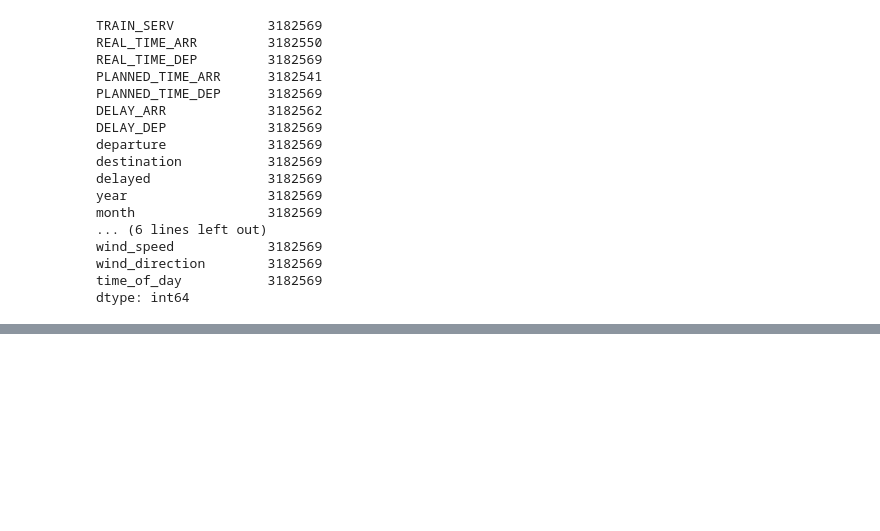
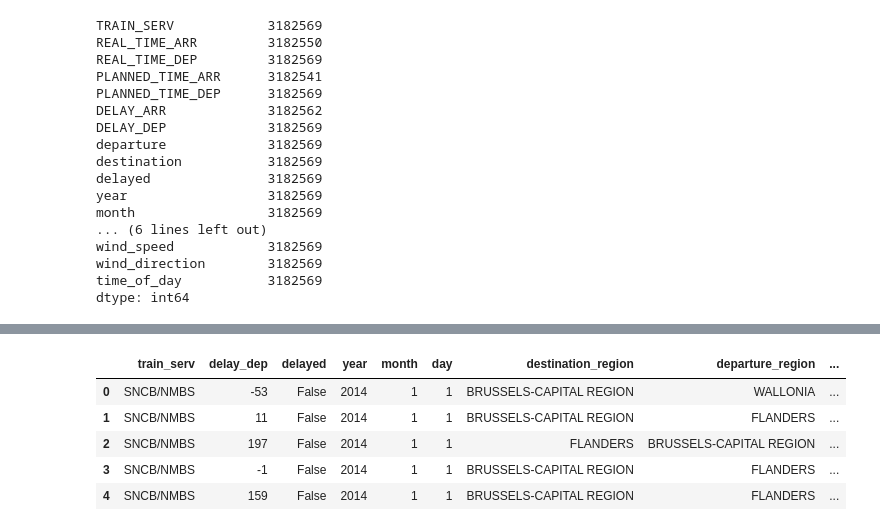
Before and after one commit to ilse-espino/train_delays_belgium, a Jupyter notebook: 2.1-data_preparation.ipynb, the cells around one changed output, grey strips where cells are left out. Cells and saved outputs as stored; diff of their text form; code cells hidden in the pictures; blank space fills up the shorter version.

Commit message:
data prep

```diff
--- a/2.1-data_preparation.ipynb
+++ b/2.1-data_preparation.ipynb
@@ -110,0 +178,8 @@ dtype: int64
+# %%
+# change data types
+df["TRAIN_SERV"] = df["TRAIN_SERV"].astype(str)
+df["DELAY_DEP"] = pd.to_numeric(df["DELAY_DEP"])
+df["delayed"] = df["delayed"].astype(bool)
+df["destination_region"] = df["destination_region"].astype(str)
+df["departure_region"] = df["departure_region"].astype(str)
+df["time_of_day"] = df["time_of_day"].astype(str)
@@ -110,0 +203,11 @@ dtype: int64
+# %%
+df.rename(columns={"TRAIN_SERV":"train_serv", "DELAY_DEP":"delay_dep"}, inplace=True)
+# %%
+df.head()
+# %% [output]
+|  | train_serv | delay_dep | delayed | year | month | day | destination_region | departure_region | ... |
+| 0 | SNCB/NMBS | -53 | False | 2014 | 1 | 1 | BRUSSELS-CAPITAL REGION | WALLONIA | ... |
+| 1 | SNCB/NMBS | 11 | False | 2014 | 1 | 1 | BRUSSELS-CAPITAL REGION | FLANDERS | ... |
+| 2 | SNCB/NMBS | 197 | False | 2014 | 1 | 1 | FLANDERS | BRUSSELS-CAPITAL REGION | ... |
+| 3 | SNCB/NMBS | -1 | False | 2014 | 1 | 1 | BRUSSELS-CAPITAL REGION | FLANDERS | ... |
+| 4 | SNCB/NMBS | 159 | False | 2014 | 1 | 1 | BRUSSELS-CAPITAL REGION | FLANDERS | ... |
```
Also changed, not shown: parts of 7 cells of this notebook.
